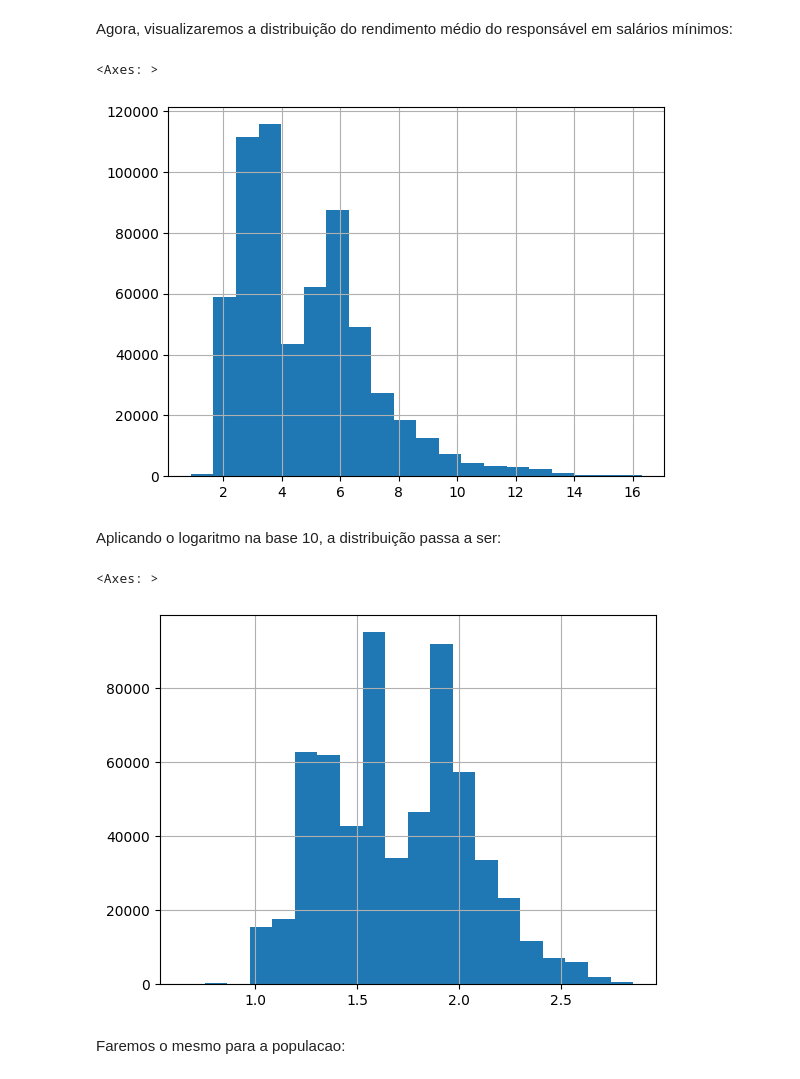
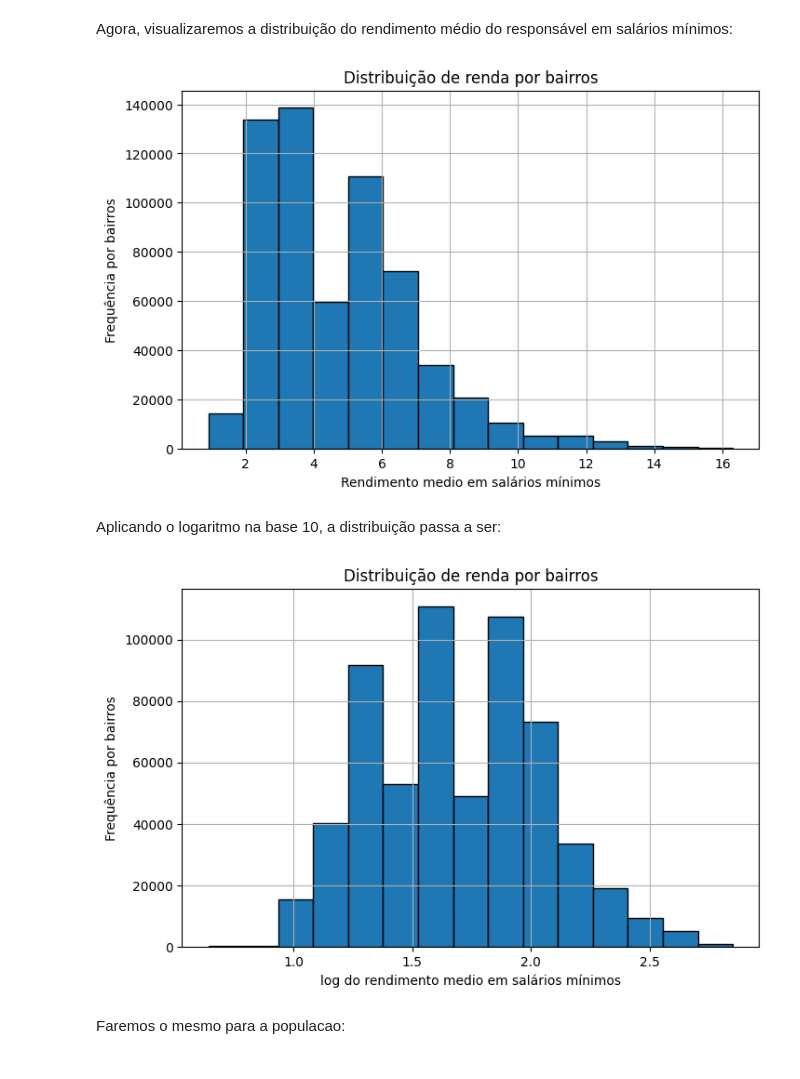
Before and after one commit to luizcaixeta/data-science-UTFPR, a Jupyter notebook: 02 - Analise exploratoria/src/05 - feature_engineering/01_feature_engineering.ipynb, the cells around one changed output. Cells and saved outputs as stored; diff of their text form; code cells hidden in the pictures.

```diff
--- a/02 - Analise exploratoria/src/05 - feature_engineering/01_feature_engineering.ipynb
+++ b/02 - Analise exploratoria/src/05 - feature_engineering/01_feature_engineering.ipynb
@@ -51,6 +53,8 @@ df = df.drop(columns=["LOGRADOURO_NOME", "NATUREZA1_DESCRICAO", "NATUREZA2_DESCR
                       "domicilios_particulares_ocupados_estimado", "esgotamento_precario_estimado", "sem_banheiro_sanitario_estimado", "sem_rede_geral_agua_estimado",
                       "lixo_destino_inadequado_estimado", "pop_15mais_estimado", "SERVICO_NOME"
                       ])
+# %%
+df = df[df["ano"] != 2026]
 # %% [markdown]
 Seguindo o que foi discutivo em '03 - Projeto/Projeto.pdf', vamos agrupar as colunas:
 
@@ -101,3 +129,19 @@ Index(['ATENDIMENTO_BAIRRO_NOME', 'FLAG_EQUIPAMENTO_URBANO', 'FLAG_FLAGRANTE',
+# %%
+for col in cols_int:
+    df[col] = pd.to_numeric(df[col], errors="coerce").astype("int64")
+# %%
+cols_float = [
+    "populacao_estimado",
+    "rendimento_medio_responsavel_sm_estimado",
+    "pct_alfabetizacao_15mais_estimado",
+    "pct_sem_banheiro_sanitario_estimado",
+    "pct_esgotamento_precario_estimado",
+    "pct_sem_rede_geral_agua_estimado",
+    "pct_lixo_destino_inadequado_estimado",
+]
+# %%
+for col in cols_float:
+    df[col] = pd.to_numeric(df[col], errors="coerce").astype("float64")
 # %% [markdown]
 ### Métodos de normalização
 # %% [markdown]
@@ -220,21 +264,29 @@ def maxmin(df: pd.DataFrame, columns: list[str]) -> pd.DataFrame:
 # %% [markdown]
 Agora, visualizaremos a distribuição do rendimento médio do responsável em salários mínimos:
 # %%
-df["rendimento_medio_responsavel_sm_estimado"] = pd.to_numeric(df["rendimento_medio_responsavel_sm_estimado"], errors="coerce")
-
-df["rendimento_medio_responsavel_sm_estimado"].hist(bins=20)
+plt.figure(figsize=(8, 5))
+plt.hist(df["rendimento_medio_responsavel_sm_estimado"], bins=15, edgecolor="black")
+plt.xlabel("Rendimento medio em salários mínimos")
+plt.ylabel("Frequência por bairros")
+plt.title("Distribuição de renda por bairros")
+plt.grid(True)
+plt.show()
 # %% [output]
-<Axes: >
-[figure, old version]
+[figure, new version]
 # %% [markdown]
 Aplicando o logaritmo na base 10, a distribuição passa a ser:
 # %%
 df["log_rendimento"] = np.log1p(df["rendimento_medio_responsavel_sm_estimado"])
 
-df["log_rendimento"].hist(bins=20)
+plt.figure(figsize=(8, 5))
+plt.hist(df["log_rendimento"], bins=15, edgecolor="black")
+plt.xlabel("log do rendimento medio em salários mínimos")
+plt.ylabel("Frequência por bairros")
+plt.title("Distribuição de renda por bairros")
+plt.grid(True)
+plt.show()
 # %% [output]
-<Axes: >
-[figure, old version]
+[figure, new version]
 # %% [markdown]
 Faremos o mesmo para a populacao:
 # %%
```
Also changed, not shown: parts of 37 cells of this notebook.
